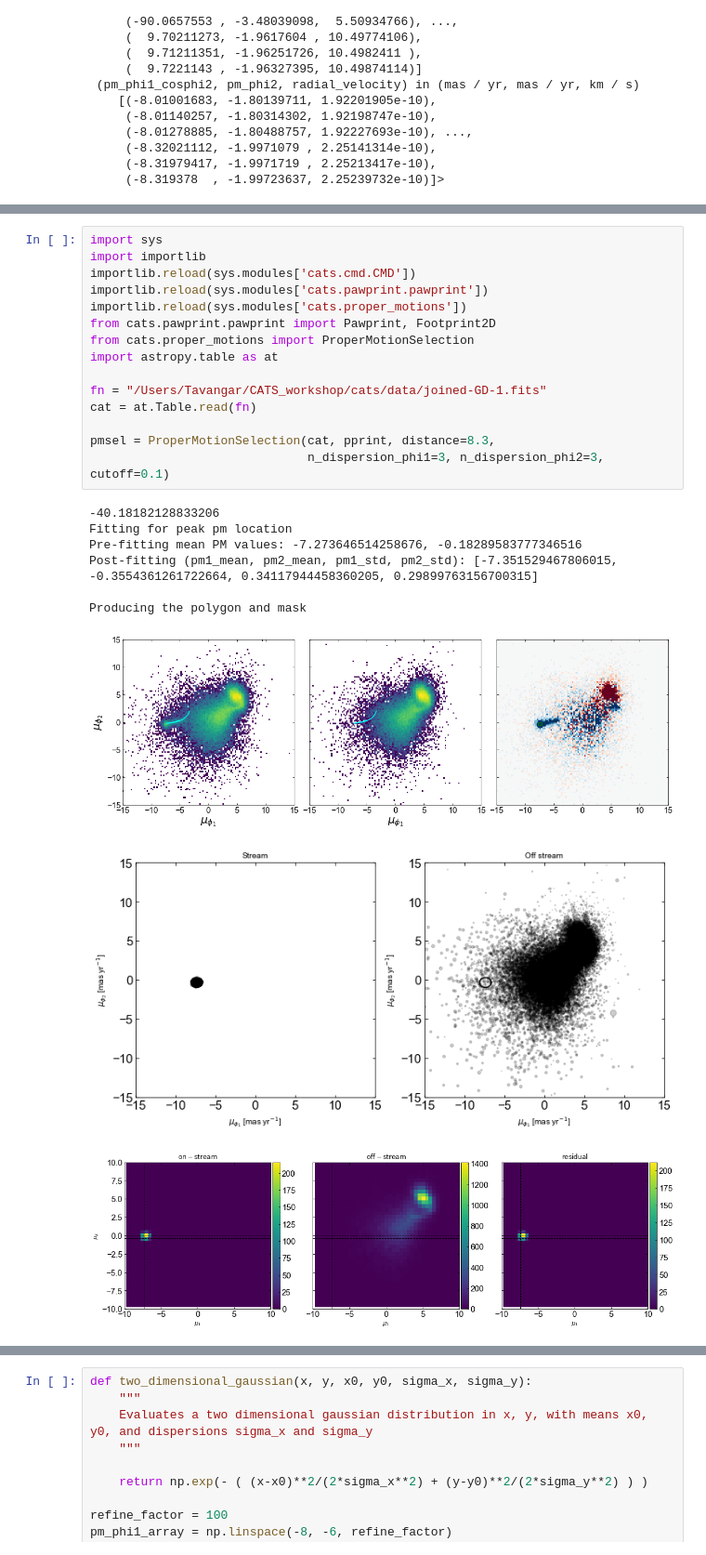
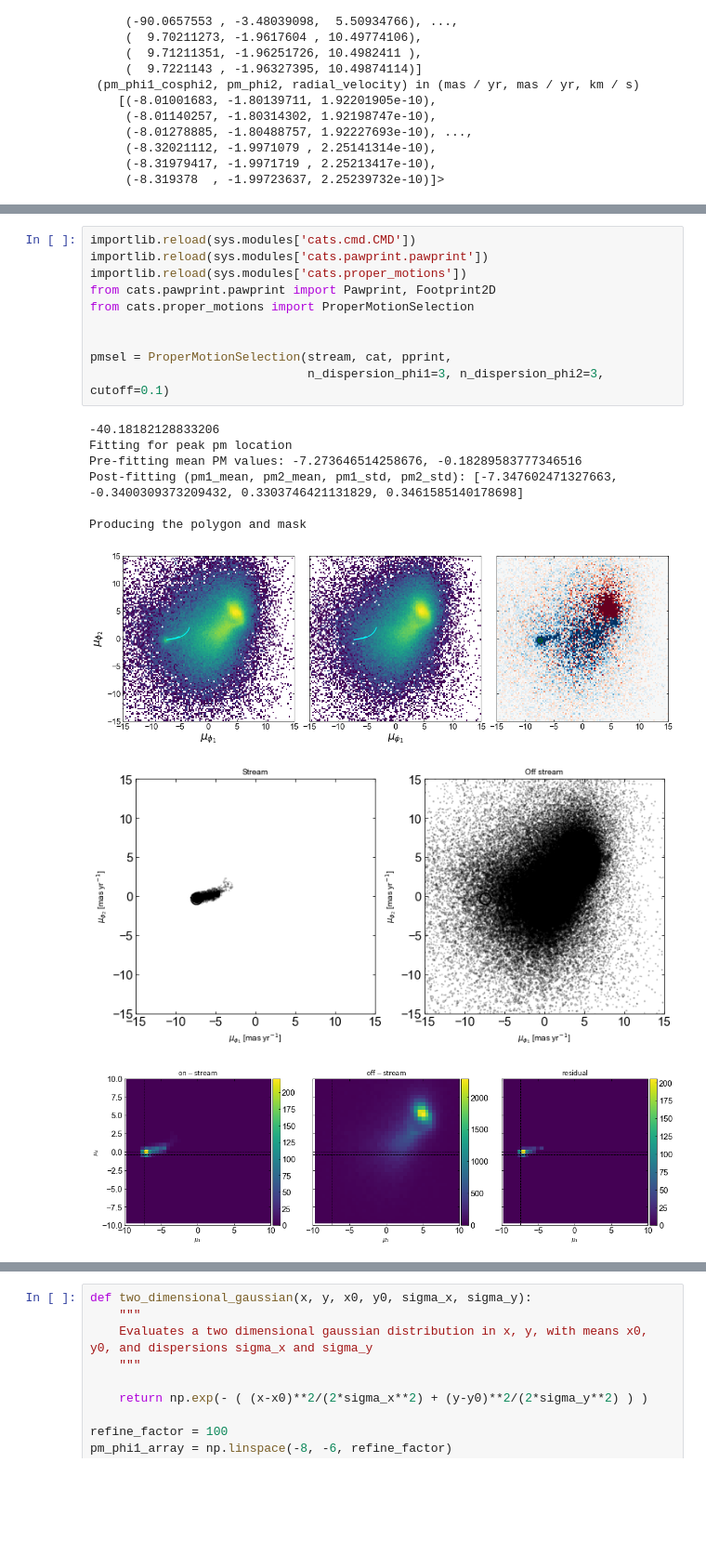
Before and after one commit to stellarstreams/cats, a Jupyter notebook: notebooks/pawprint_demo.ipynb, the cells around one changed output, grey strips where cells are left out. Shown at 93% size. Drawn from its saved outputs; the diff is of its cells as text; blank space fills up the shorter version.

```diff
--- a/notebooks/pawprint_demo.ipynb
+++ b/notebooks/pawprint_demo.ipynb
@@ -110,25 +115,20 @@ iso_patch, iso_mask, iso_model, iso_low, iso_high, pprint = o.simpleSln(
 # %%
-import sys
-import importlib
 importlib.reload(sys.modules['cats.cmd.CMD'])
 importlib.reload(sys.modules['cats.pawprint.pawprint'])
 importlib.reload(sys.modules['cats.proper_motions'])
 from cats.pawprint.pawprint import Pawprint, Footprint2D
 from cats.proper_motions import ProperMotionSelection
-import astropy.table as at
 
-fn = "/Users/Tavangar/CATS_workshop/cats/data/joined-GD-1.fits"
-cat = at.Table.read(fn)
 
-pmsel = ProperMotionSelection(cat, pprint, distance=8.3,
+pmsel = ProperMotionSelection(stream, cat, pprint,
                               n_dispersion_phi1=3, n_dispersion_phi2=3, cutoff=0.1)
 # %% [output]
 -40.18182128833206
 Fitting for peak pm location
 Pre-fitting mean PM values: -7.273646514258676, -0.18289583777346516
-Post-fitting (pm1_mean, pm2_mean, pm1_std, pm2_std): [-7.351529467806015, -0.3554361261722664, 0.34117944458360205, 0.29899763156700315]
+Post-fitting (pm1_mean, pm2_mean, pm1_std, pm2_std): [-7.347602471327663, -0.3400309373209432, 0.3303746421131829, 0.3461585140178698]
 
 Producing the polygon and mask
-[figure, old version]
+[figure, new version]
-[figure, old version]
+[figure, new version]
-[figure, old version]
+[figure, new version]
```
Also changed, not shown: parts of 35 cells of this notebook, 4 other files.
